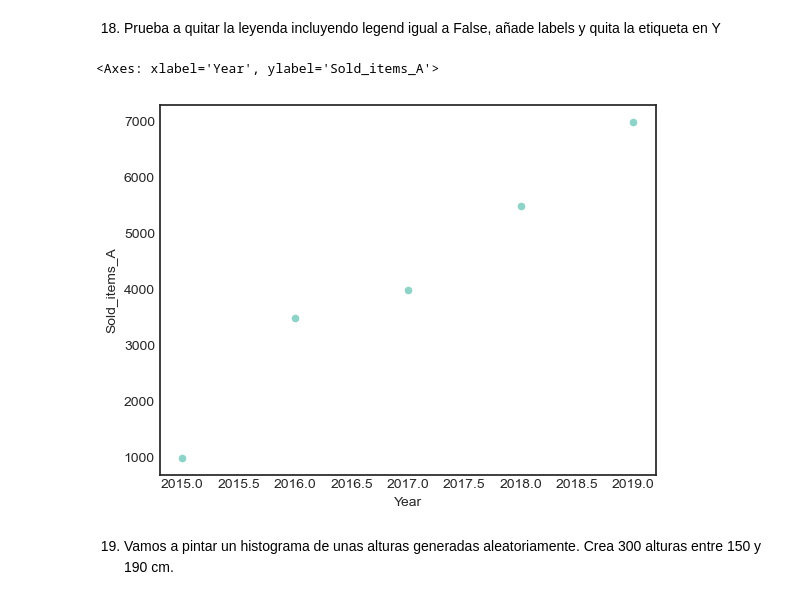
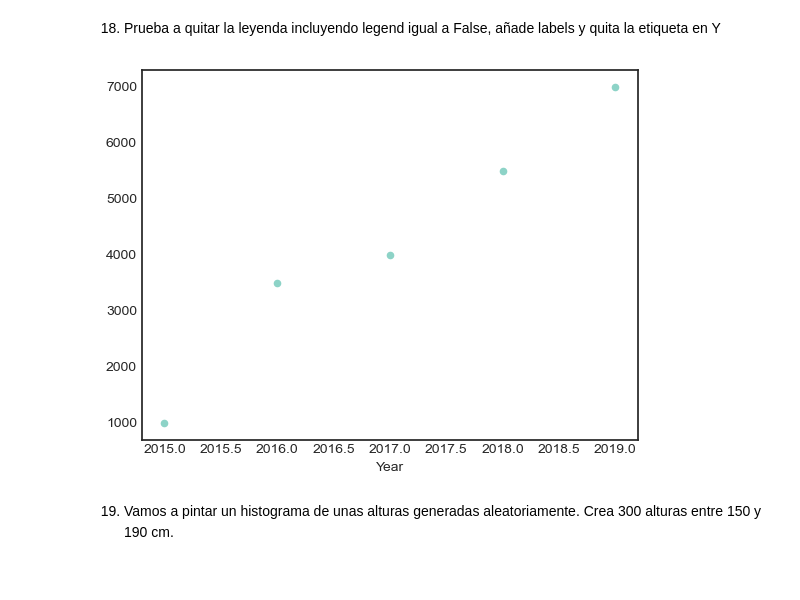
Before and after one commit to jblalor/2026-10-BILBAO-FT-Data-Science-J, a Jupyter notebook: 2-Data_Analysis/6-Visualización/1-Matplotlib/ejercicios/ejercicios_Matplotlib_J.ipynb, the cells around one changed output. Saved outputs shown, nothing was run; the diff lists cells and outputs as text; code cells hidden in the pictures.

```diff
--- a/2-Data_Analysis/6-Visualización/1-Matplotlib/ejercicios/ejercicios_Matplotlib_J.ipynb
+++ b/2-Data_Analysis/6-Visualización/1-Matplotlib/ejercicios/ejercicios_Matplotlib_J.ipynb
@@ -181,10 +179,9 @@ df13.plot(x='Year', y='Sold_items_A', kind='pie')
 # %% [markdown]
 18. Prueba a quitar la leyenda incluyendo legend igual a False, añade labels y quita la etiqueta en Y
 # %%
-df13.plot(x='Year', y='Sold_items_A', kind='scatter', legend=False)
+df13.plot(x='Year', y='Sold_items_A', kind='scatter', legend=False, ylabel='');
 # %% [output]
-<Axes: xlabel='Year', ylabel='Sold_items_A'>
-[figure, old version]
+[figure, new version]
 # %% [markdown]
 19. Vamos a pintar un histograma de unas alturas generadas aleatoriamente. Crea 300 alturas entre 150 y 190 cm.
 # %% [markdown]
```
Also changed, not shown: parts of 4 cells of this notebook, 14 other files.
